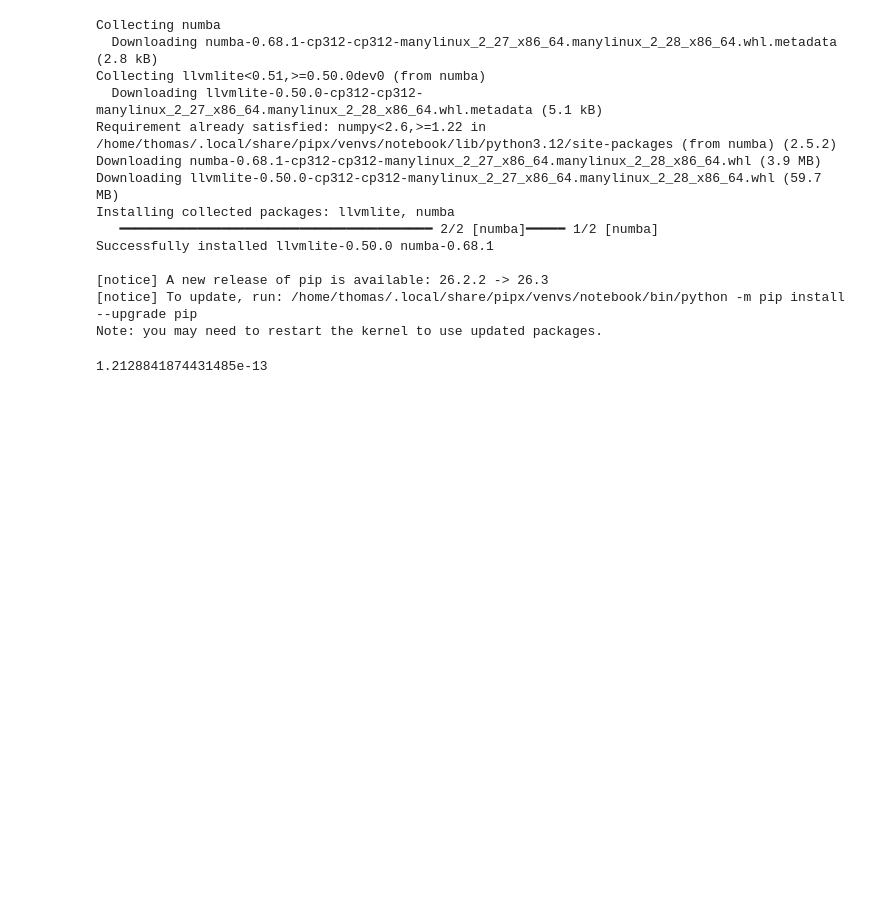
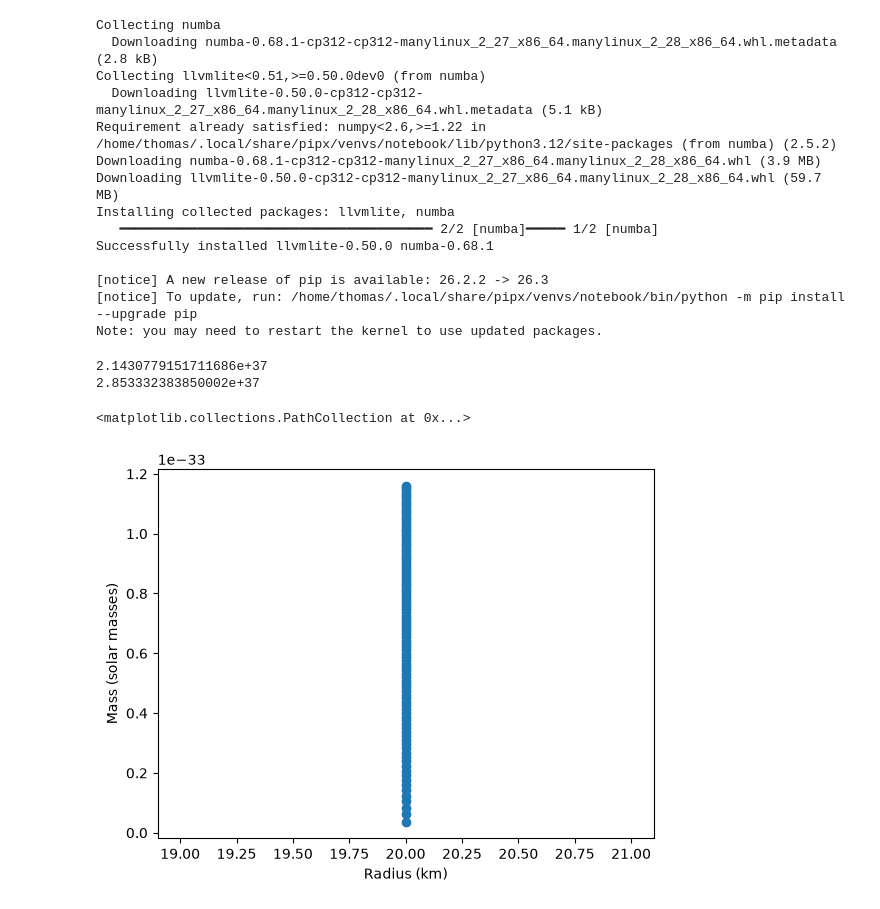
Before and after one commit to ThomasJenkins-phys/Comproj, a Jupyter notebook: Computing Project.ipynb, the cells around one changed output. Saved outputs shown, nothing was run; the diff lists cells and outputs as text; code cells hidden in the pictures; blank space fills up the shorter version.

```diff
--- a/Computing Project.ipynb
+++ b/Computing Project.ipynb
@@ -329,13 +334,15 @@ import math
 c = cst.c.value # speed of light
 atomic_ratio = 2 #A/Z
 m_N = (cst.m_n.value + cst.m_p.value)/2
-gamma = 4/3
+# gamma = 4/3
 R_0 = (cst.G.value * cst.M_sun.value) / (c**2)
-eps_0 = np.linspace(100000, 10000000, 1000)
+# eps_0 = 1
 solar_mass = cst.M_sun.value
 solar_radius = cst.R_sun.value
 
-X = np.array([0, 1]) # the initial conditions
+
+EPS_0 = 1392000000000000000000000000000000000000000000000000 * solar_mass * c**2
+X = np.array([0, 1]) # the initial conditions [M, p]
 
 ##################
 # functions
@@ -356,44 +363,93 @@ def K(is_rel):
     if is_rel == 0:
         return non_rel
 
+def alpha(eps_0, is_rel):
+    """ value for epsilon 0 (can be array), 1 = relativistic 0 = non relativistic"""
+    return R_0 / ((K(is_rel) * eps_0**(1 - gamma(is_rel)))**(1/gamma(is_rel)))
+
+
 def beta(eps_0, is_rel):
     """ (value for epsilon 0 (can be array), 1 = relativistic 0 = non relativistic)"""
-    return (4 * np.pi * eps_0)/(cst.M_sun.value * c**2 * (K(is_rel) * eps_0**(gamma(is_rel) - 1)**(1/gamma(is_rel))))
+    return (4 * np.pi * eps_0)/(cst.M_sun.value * c**2 * (K(is_rel) * eps_0**(gamma(is_rel) - 1))**(1/gamma(is_rel)))
 
-def alpha(eps_0, is_rel):
-    """ value for epsilon 0 (can be array), 1 = relativistic 0 = non relativistic"""
-    return R_0 / ((K(is_rel) * eps_0**(1/gamma(is_rel)))**(1 - gamma(is_rel)))
+print(beta(EPS_0, 1))
+print(alpha(EPS_0, 1))
+
+def dH_dr(t, Mass_Pressure, Alpha, Beta, is_rel):
+    """dp_bar / dr, dM_bar / dr"""
+    Arr = [Beta * t**2 * (Mass_Pressure[1])**(1/gamma(is_rel)),
+           (-Alpha * (Mass_Pressure[1]**(1/gamma(is_rel))) * Mass_Pressure[0]) / t**2]
+    return np.array(Arr)
 
 
-def dH_dr(t, fns, Alpha, Beta, eps_0, is_rel):
-    Arr = [(-Alpha(eps_0, is_rel) * fns[1]** (1/gamma(is_rel)) * fns[0]) / t**2 ,
-            Beta(eps_0, is_rel) * t**2 * (fns[1])**(1/gamma(is_rel))]
-    return np.array(Arr)
+def coupledDE():
+    arr = [ -( G * Mass_Pressure[0] * eps) / (c**2 * r), (4 * math.pi *r**2 * eps_0) / c**2]
+    return arr
+
+def surface(t, Mass_Pressure, Alpha, Beta, is_rel):
+    return Mass_Pressure[1] - 1/1000000000
 
 ##################
 # accessing saved data
 ##################
 
+Alpha_r = alpha(EPS_0, 1)
+Beta_r = beta(EPS_0, 1)
+
+Alpha_nr = alpha(EPS_0, 0)
+Beta_nr = beta(EPS_0, 0)
 
 ##################
 # solving coupled equations
 ##################
 
-# solved = sci.integrate.solve_ivp(dH_dr,
+
+# ####
+# n = 3/2
+# ###
+
 
 
 ##################
 # central pressure solving
 ##################
 
+MASS = []
+RADIUS = []
+xvals = []
+yvals = []
+
+
+for i in range(1,100):
+
+    EPS_0 = 0.01392 *i #* solar_mass * c**2 *i
+
+
+
+    Alpha_r =  alpha(EPS_0, 1)
+    Beta_r = beta(EPS_0, 1)
+    X = np.array([0, 1]) # the initial conditions [M, p]
+    surface.terminal = True
+    solved = sci.integrate.solve_ivp(dH_dr, [0.00001, 20], X, args = (Alpha_r, Beta_r, 1,), max_step = 0.1, events=surface)
+    MASS.append(solved.y[0][-1])
+    RADIUS.append(solved.t[-1])
+
+
 
 ##################
 # plotting
 ##################
+plt.figure()
+plt.ylabel('Mass (solar masses)')
+plt.xlabel('Radius (km)')
+plt.scatter(RADIUS, MASS)
 
 
 ##################
 # saving values
 ##################
 # %% [output]
-1.2128841874431485e-13
+2.1430779151711686e+37
+2.853332383850002e+37
+<matplotlib.collections.PathCollection at 0x...>
+[figure, added]
```
Also changed, not shown: parts of 2 cells of this notebook.
